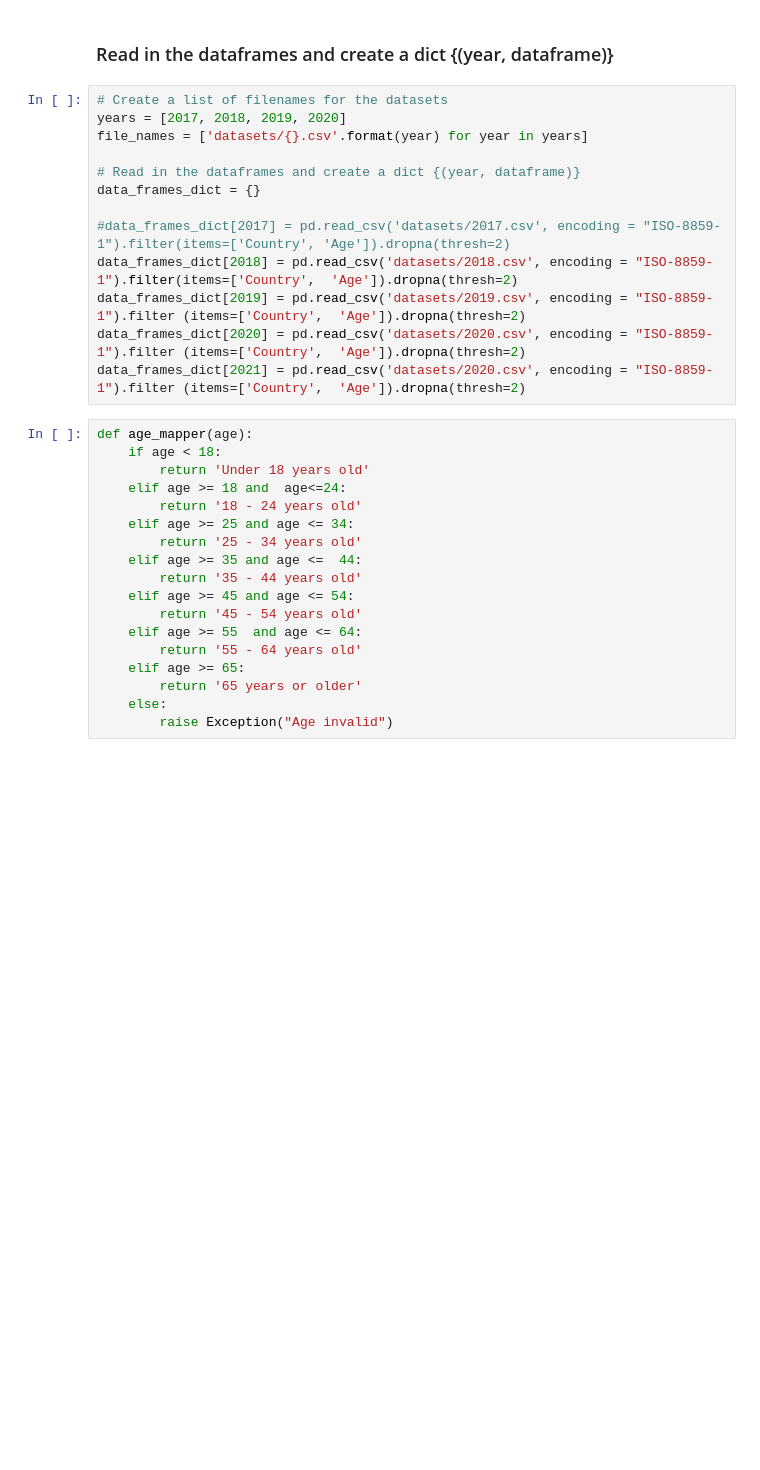
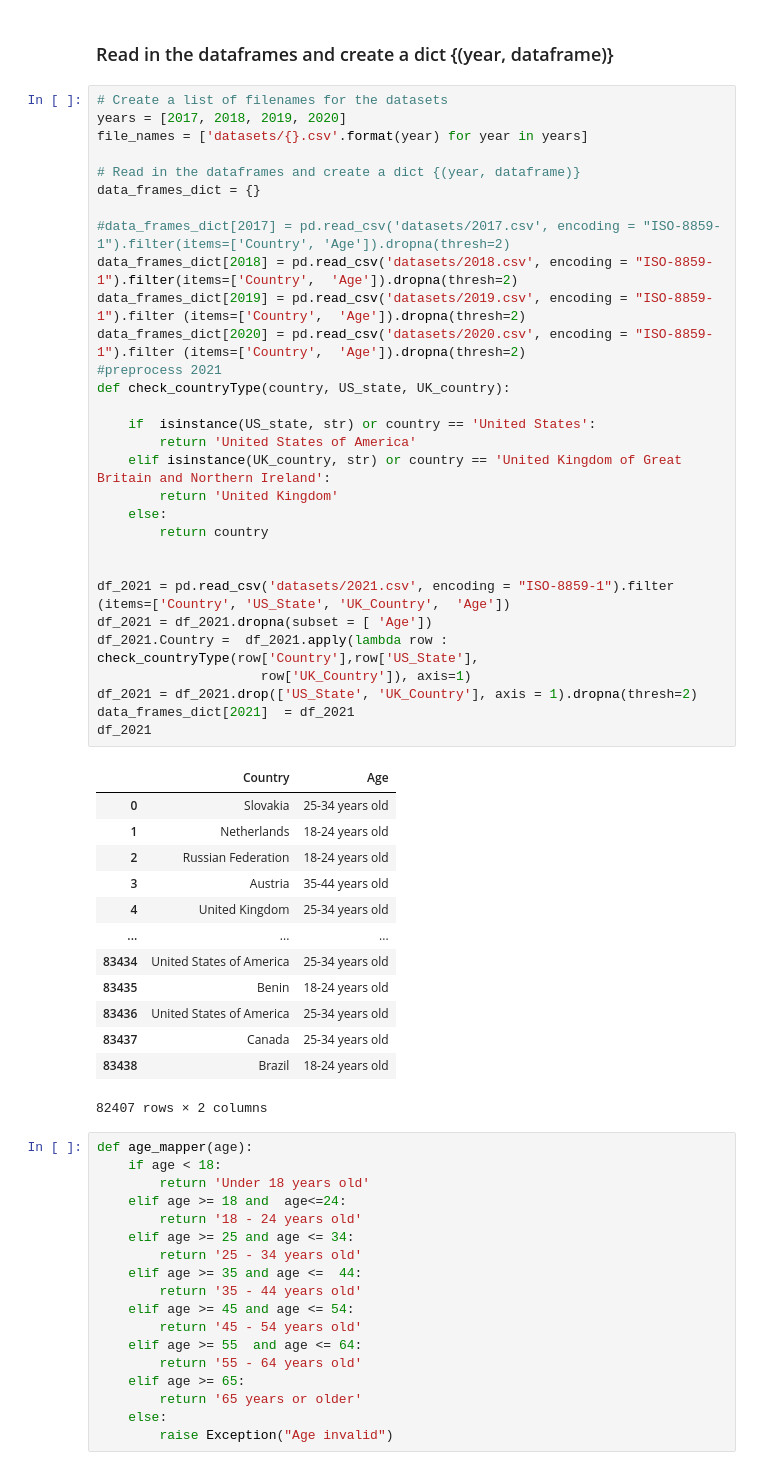
Before and after one commit to developergakuo/information-Visualisation-Group-7-Assignment-, a Jupyter notebook: dev_age_per_country_per_year.ipynb, the cells around one changed output. Drawn from its saved outputs; the diff is of its cells as text; blank space fills up the shorter version.

```diff
--- a/dev_age_per_country_per_year.ipynb
+++ b/dev_age_per_country_per_year.ipynb
@@ -10,16 +11,47 @@ import matplotlib
 # %%
 # Create a list of filenames for the datasets
 years = [2017, 2018, 2019, 2020]
 file_names = ['datasets/{}.csv'.format(year) for year in years]
 
 # Read in the dataframes and create a dict {(year, dataframe)}
 data_frames_dict = {}
 
 #data_frames_dict[2017] = pd.read_csv('datasets/2017.csv', encoding = "ISO-8859-1").filter(items=['Country', 'Age']).dropna(thresh=2)
 data_frames_dict[2018] = pd.read_csv('datasets/2018.csv', encoding = "ISO-8859-1").filter(items=['Country',  'Age']).dropna(thresh=2)
 data_frames_dict[2019] = pd.read_csv('datasets/2019.csv', encoding = "ISO-8859-1").filter (items=['Country',  'Age']).dropna(thresh=2)
 data_frames_dict[2020] = pd.read_csv('datasets/2020.csv', encoding = "ISO-8859-1").filter (items=['Country',  'Age']).dropna(thresh=2)
-data_frames_dict[2021] = pd.read_csv('datasets/2020.csv', encoding = "ISO-8859-1").filter (items=['Country',  'Age']).dropna(thresh=2)
+#preprocess 2021
+def check_countryType(country, US_state, UK_country):
+
+    if  isinstance(US_state, str) or country == 'United States':
+        return 'United States of America'
+    elif isinstance(UK_country, str) or country == 'United Kingdom of Great Britain and Northern Ireland':
+        return 'United Kingdom'
+    else:
+        return country
+
+
+df_2021 = pd.read_csv('datasets/2021.csv', encoding = "ISO-8859-1").filter (items=['Country', 'US_State', 'UK_Country',  'Age'])
+df_2021 = df_2021.dropna(subset = [ 'Age'])
+df_2021.Country =  df_2021.apply(lambda row : check_countryType(row['Country'],row['US_State'],
+                     row['UK_Country']), axis=1)
+df_2021 = df_2021.drop(['US_State', 'UK_Country'], axis = 1).dropna(thresh=2)
+data_frames_dict[2021]  = df_2021
+df_2021
+# %% [output]
+|  | Country | Age |
+| 0 | Slovakia | 25-34 years old |
+| 1 | Netherlands | 18-24 years old |
+| 2 | Russian Federation | 18-24 years old |
+| 3 | Austria | 35-44 years old |
+| 4 | United Kingdom | 25-34 years old |
+| ... | ... | ... |
+| 83434 | United States of America | 25-34 years old |
+| 83435 | Benin | 18-24 years old |
+| 83436 | United States of America | 25-34 years old |
+| 83437 | Canada | 25-34 years old |
+| 83438 | Brazil | 18-24 years old |
+82407 rows × 2 columns
 # %%
 def age_mapper(age):
     if age < 18:
```
Also changed, not shown: parts of 3 cells of this notebook, 13 other files.
